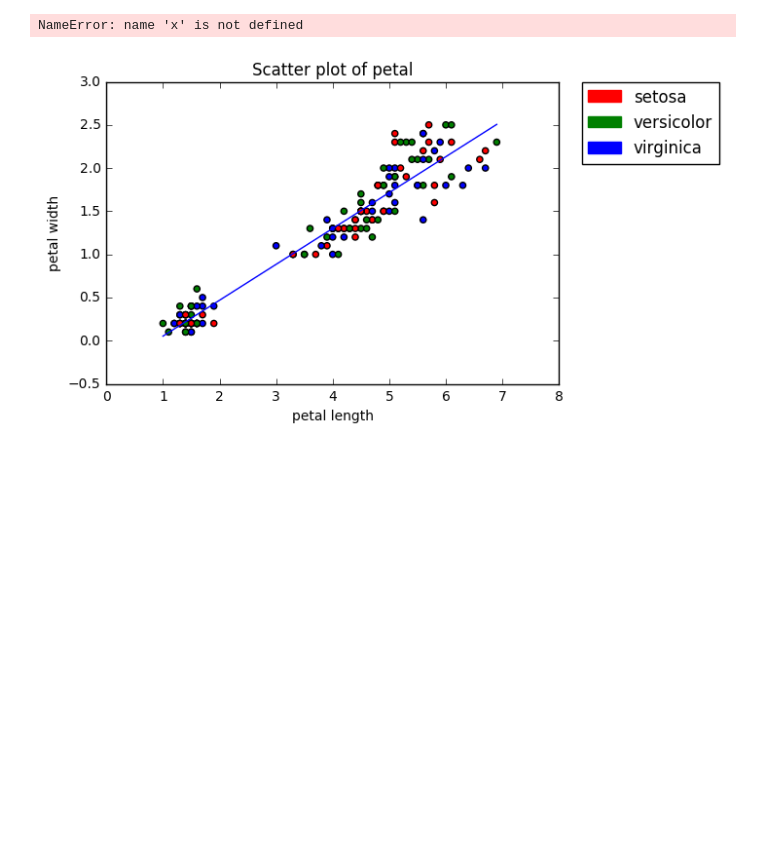
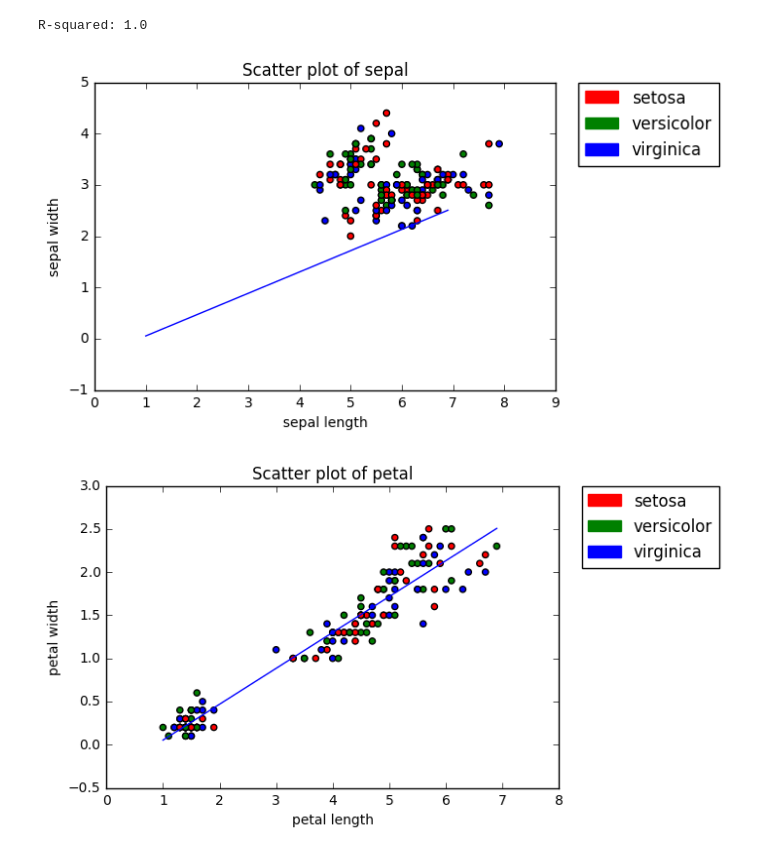
Before and after one commit to vaidaabelkyte/Jupyter-pyplot-and-numpy, a Jupyter notebook: Iris_dataSet.ipynb, the cells around one changed output. Saved outputs shown, nothing was run; the diff lists cells and outputs as text; code cells hidden in the pictures; blank space fills up the shorter version.

Commit message:
7 and 9. Calculate the R-squared value

```diff
--- a/Iris_dataSet.ipynb
+++ b/Iris_dataSet.ipynb
@@ -1,36 +1,42 @@
 # %%
 import csv
 import numpy as np
 import matplotlib.pyplot as plt
 import matplotlib.patches as mpatches
 
 
 file_name = 'IRIS.csv'
 
 slen = []
 swid = []
 
 with open(file_name, 'r') as f:
     data_file = list(csv.reader(f))
     for row in data_file[1:]:
         slen.append(float(row[0]))
         swid.append(float(row[1]))
 
 plt.xlabel('sepal length')
 plt.ylabel('sepal width')
 plt.title('Scatter plot of sepal')
 
 red_patch = mpatches.Patch(color='red', label='setosa')
 green_patch = mpatches.Patch(color='green', label='versicolor')
 blue_patch = mpatches.Patch(color='blue', label='virginica')
 plt.legend(handles=[red_patch, green_patch, blue_patch], bbox_to_anchor=(1.05, 1), loc=2, borderaxespad=0.)
 plt.scatter(slen, swid, c=['r', 'g', 'b'])
 
-print("R-squared:", np.corrcoef(x, y)[0, 1]**2)
-plt.plot(np.unique(slen), np.poly1d(np.polyfit(slen, swid, 1))(np.unique(slen)))
+#print("R-squared:", np.corrcoef(x, y)[0, 1]**2)
+#plt.plot(np.unique(slen), np.poly1d(np.polyfit(slen, swid, 1))(np.unique(slen)))
+
+
+
+print("R-squared:", np.corrcoef(np.unique(plen), np.poly1d(np.polyfit(plen, pwid, 1))(np.unique(plen)))[0, 1]**2)
+plt.plot(np.unique(plen), np.poly1d(np.polyfit(plen, pwid, 1))(np.unique(plen)))
 plt.show()
 # %% [output]
-NameError: name 'x' is not defined
+R-squared: 1.0
+[figure, added]
 # %%
 import csv
 import numpy as np
```
Also changed, not shown: parts of 1 cell of this notebook.
